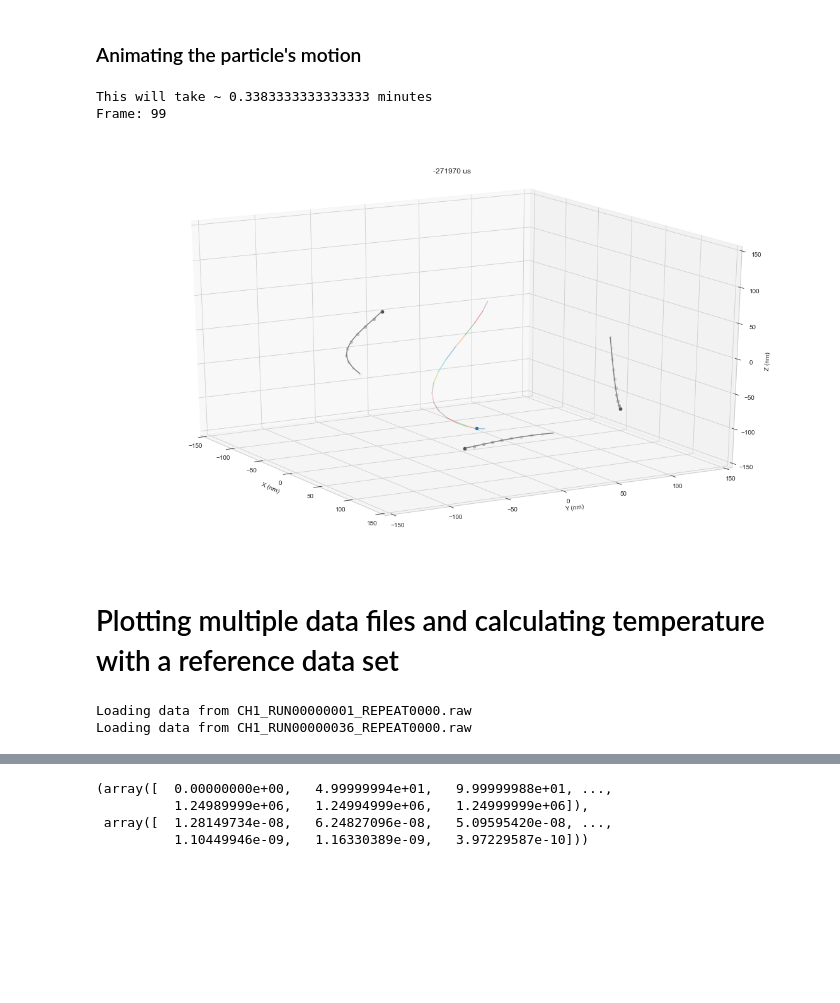
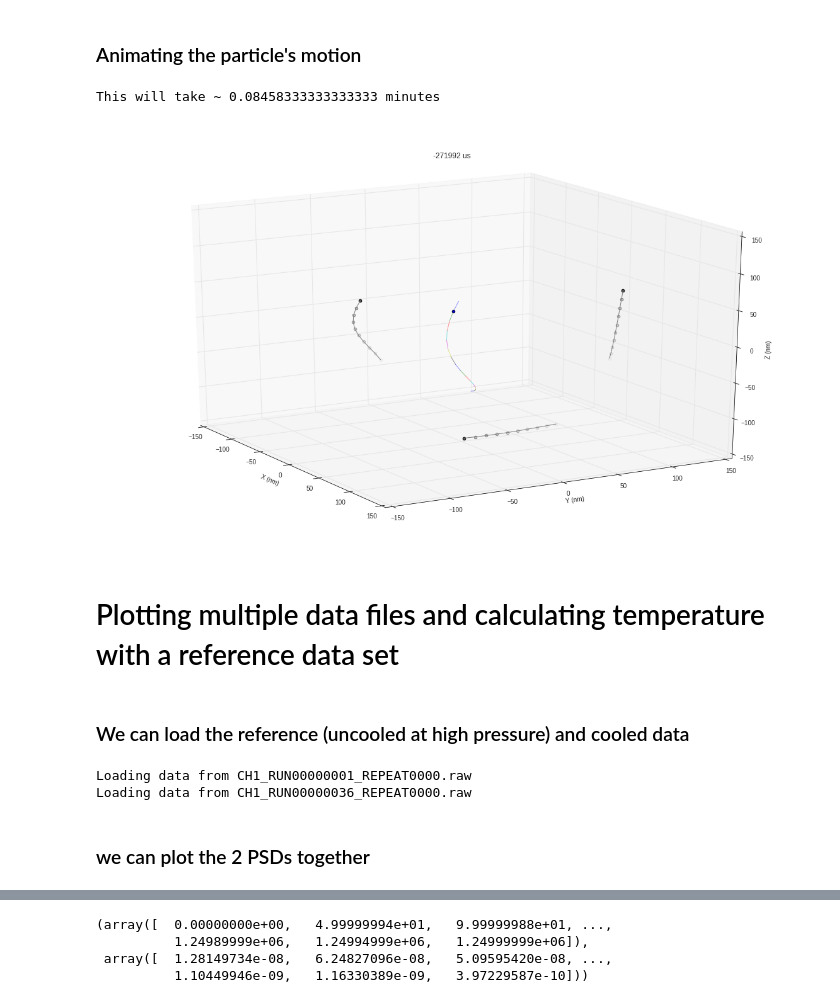
Before and after one commit to AshleySetter/optoanalysis, a Jupyter notebook: Usage_Demonstration.ipynb, the cells around one changed output, grey strips where cells are left out. Saved outputs shown, nothing was run; the diff lists cells and outputs as text; code cells hidden in the pictures; blank space fills up the shorter version.

```diff
--- a/Usage_Demonstration.ipynb
+++ b/Usage_Demonstration.ipynb
@@ -93,22 +93,25 @@ filtering Y
 # %% [markdown]
 ### Animating the particle's motion
 # %%
-optoanalysis.animate(z, x, y, [ConvFactorZ.n, ConvFactorX.n, ConvFactorY.n], t, 150, timeSteps=100) # animates the motion of z, x and y
+optoanalysis.animate(z, x, y, [ConvFactorZ.n, ConvFactorX.n, ConvFactorY.n], t, 150, timeSteps=25) # animates the motion of z, x and y
 # %% [output]
-This will take ~ 0.3383333333333333 minutes
-Frame: 99
+This will take ~ 0.08458333333333333 minutes
-[figure, old version]
+[figure, new version]
 # %% [markdown]
 # Plotting multiple data files and calculating temperature with a reference data set
 # %%
 PRef = 2.703
 Pcooled = 0.0232
+# %% [markdown]
+### We can load the reference (uncooled at high pressure) and cooled data
 # %%
 ref = optoanalysis.load_data("CH1_RUN00000001_REPEAT0000.raw")
 cooldata = optoanalysis.load_data("CH1_RUN00000036_REPEAT0000.raw")
 # %% [output]
 Loading data from CH1_RUN00000001_REPEAT0000.raw
 Loading data from CH1_RUN00000036_REPEAT0000.raw
+# %% [markdown]
+### we can plot the 2 PSDs together
 # %%
 optoanalysis.multi_plot_PSD([ref, cooldata], [0, 200])
 # %% [output]
```
Also changed, not shown: parts of 19 cells of this notebook, 1 other file.
